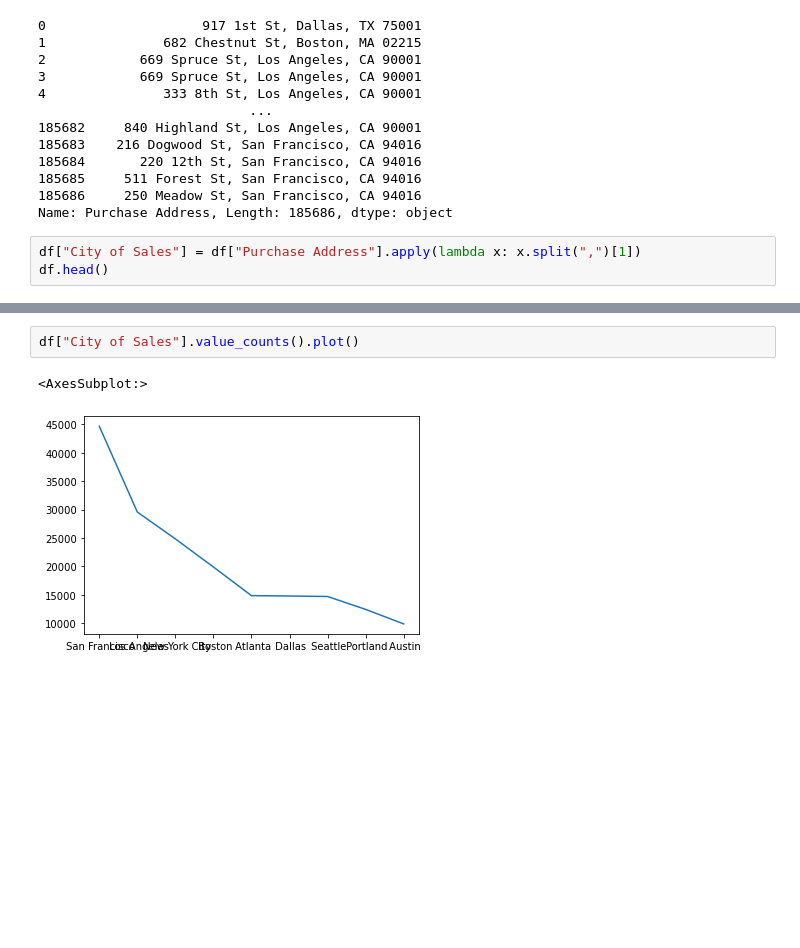
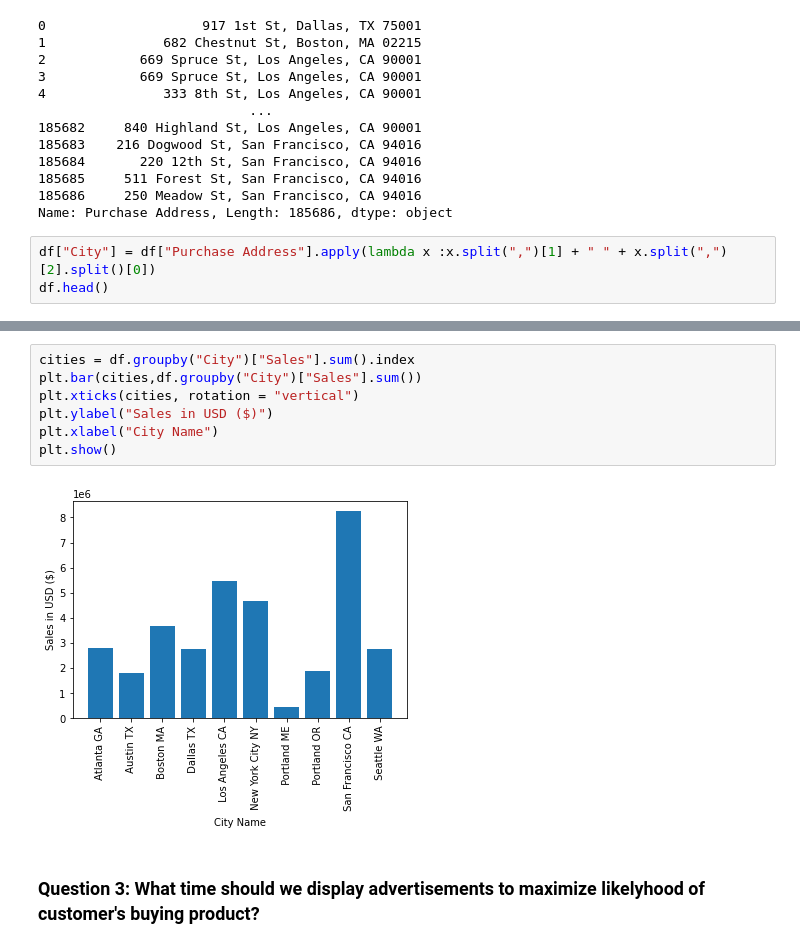
Before and after one commit to cewik/Data_Science_Projects, a Jupyter notebook: SalesAnalysis/Sales_Analysis.ipynb, the cells around one changed output, grey strips where cells are left out. Drawn from its saved outputs; the diff is of its cells as text; blank space fills up the shorter version.

```diff
--- a/SalesAnalysis/Sales_Analysis.ipynb
+++ b/SalesAnalysis/Sales_Analysis.ipynb
@@ -424,7 +380,7 @@ df["Purchase Address"]
 185686     250 Meadow St, San Francisco, CA 94016
 Name: Purchase Address, Length: 185686, dtype: object
 # %%
-df["City of Sales"] = df["Purchase Address"].apply(lambda x: x.split(",")[1])
+df["City"] = df["Purchase Address"].apply(lambda x :x.split(",")[1] + " " + x.split(",")[2].split()[0])
 df.head()
 # %% [output]
 |  | Order ID | Product | Quantity Ordered | Price Each | Order Date | Purchase Address | Month | Sales | ... |
@@ -449,5 +407,11 @@ Name: City of Sales, dtype: int64
 # %%
-df["City of Sales"].value_counts().plot()
+cities = df.groupby("City")["Sales"].sum().index
+plt.bar(cities,df.groupby("City")["Sales"].sum())
+plt.xticks(cities, rotation = "vertical")
+plt.ylabel("Sales in USD ($)")
+plt.xlabel("City Name")
+plt.show()
 # %% [output]
-<AxesSubplot:>
-[figure, old version]
+[figure, new version]
+# %% [markdown]
+### Question 3: What time should we display advertisements to maximize likelyhood of customer's buying product?
```
Also changed, not shown: parts of 38 cells of this notebook.
